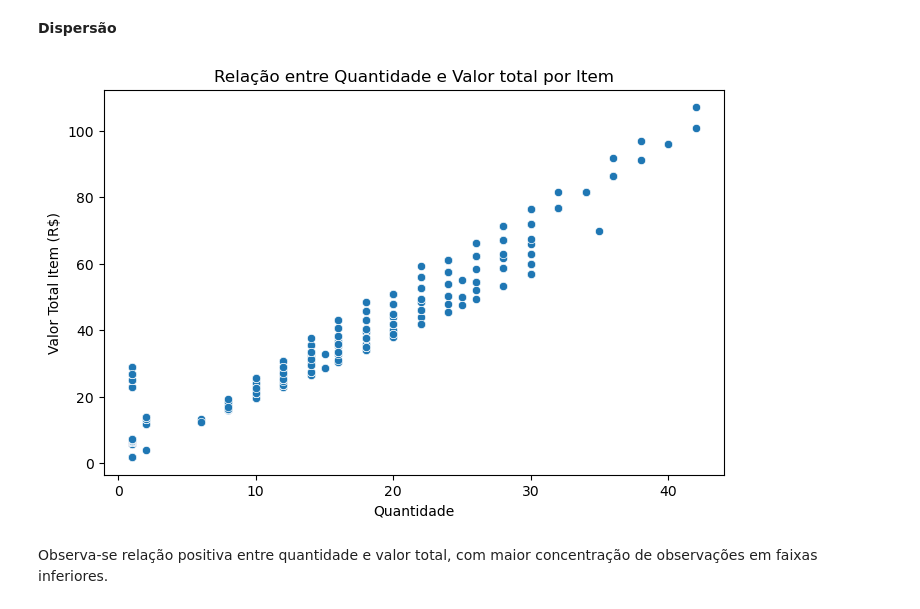
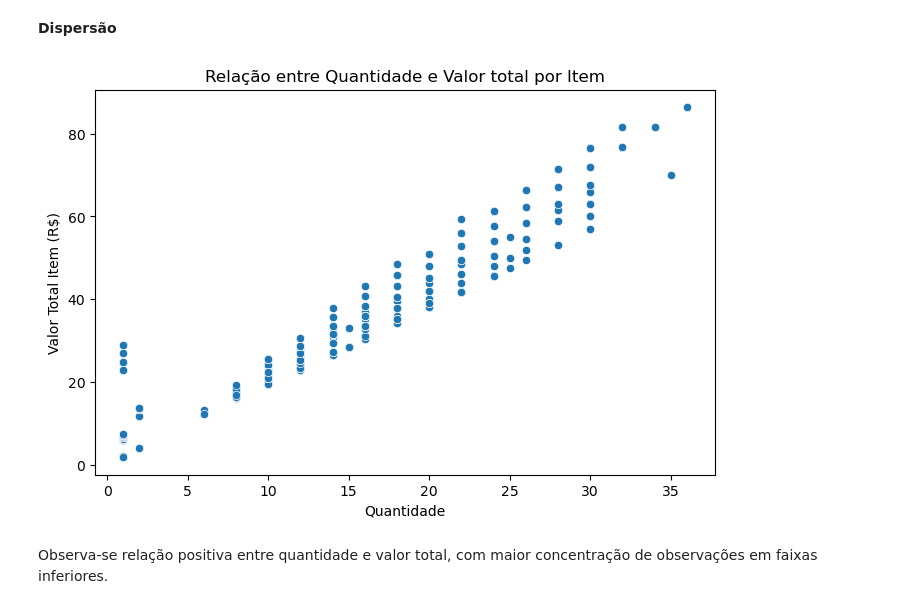
Before and after one commit to JulioFZ00/Deep-Ice-Cream-Sales-Analytics, a Jupyter notebook: Notebooks/01_EDA_Vendas.ipynb, the cells around one changed output. Saved outputs shown, nothing was run; the diff lists cells and outputs as text; code cells hidden in the pictures.

```diff
--- a/Notebooks/01_EDA_Vendas.ipynb
+++ b/Notebooks/01_EDA_Vendas.ipynb
@@ -268,3 +268,18 @@ plt.show()
 [figure]
 # %% [markdown]
 O gráfico revela assimetria positiva e alta variabilidade no valor total por item, com concentração dos dados em valores mais baixos.
+# %%
+# calculando Q1 (25%) e Q3 (75%)
+Q1 = fato['TOTAL_ITEM'].quantile(.25)
+Q3 = fato['TOTAL_ITEM'].quantile(.75)
+IQR = Q3 - Q1
+
+# limite inferior e superio
+
+limite_inferior = Q1 - 1.5 * IQR
+limite_superior = Q3 + 1.5 * IQR
+
+# removendo outliers
+
+fato_o = fato[(fato['TOTAL_ITEM'] >= limite_inferior) & (fato['TOTAL_ITEM'] <= limite_superior)].copy()
+fato_o.info()
@@ -272,14 +305,14 @@ O gráfico revela assimetria positiva e alta variabilidade no valor total por it
 **Dispersão**
 # %%
 plt.figure(figsize=(8,5))
-sns.scatterplot(data=fato, x='QTD', y='TOTAL_ITEM')
+sns.scatterplot(data=fato_o, x='QTD', y='TOTAL_ITEM')
 
 plt.title('Relação entre Quantidade e Valor total por Item')
 plt.xlabel('Quantidade')
 plt.ylabel('Valor Total Item (R$)')
 plt.show()
 # %% [output]
-[figure, old version]
+[figure, new version]
 # %% [markdown]
 Observa-se relação positiva entre quantidade e valor total, com maior concentração de observações em faixas inferiores.
 # %%
```
Also changed, not shown: parts of 24 cells of this notebook.
